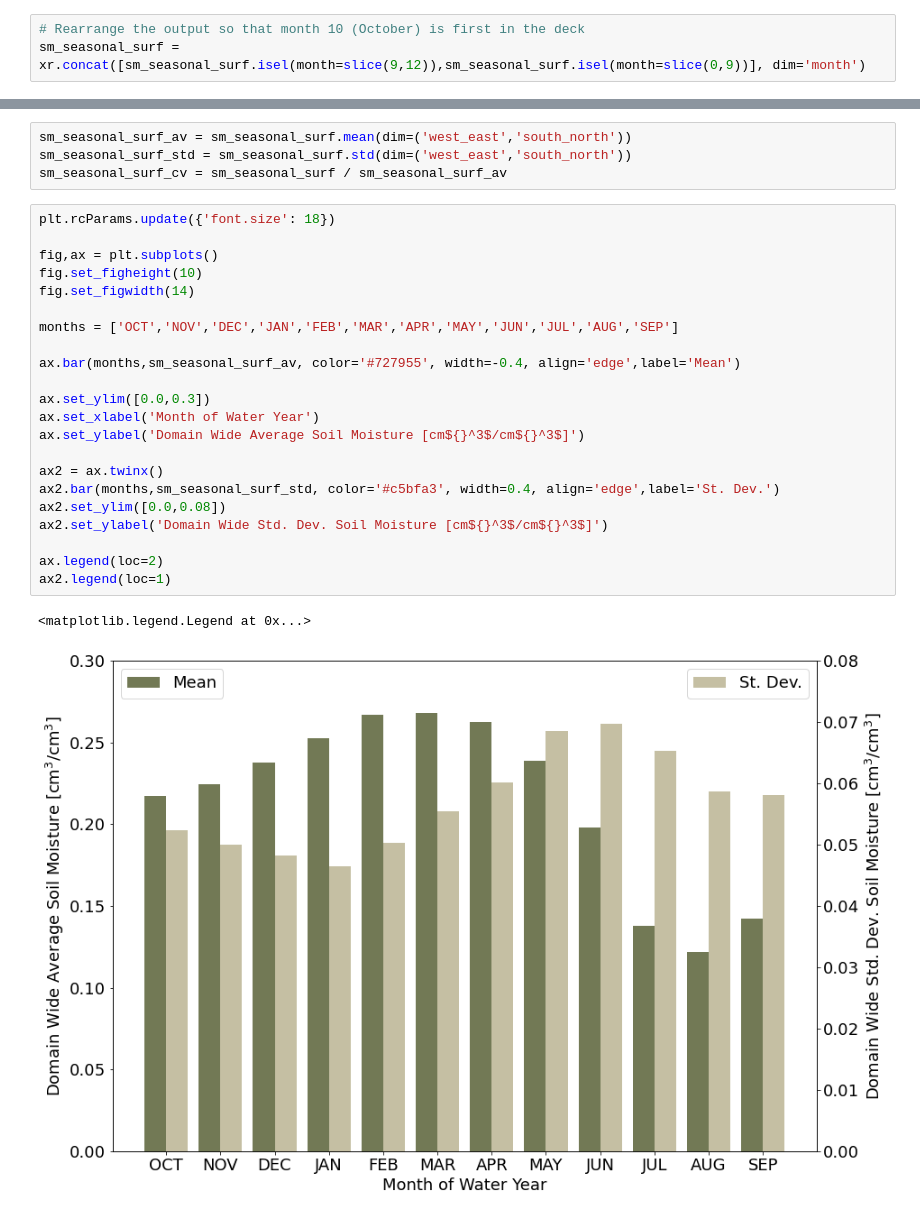
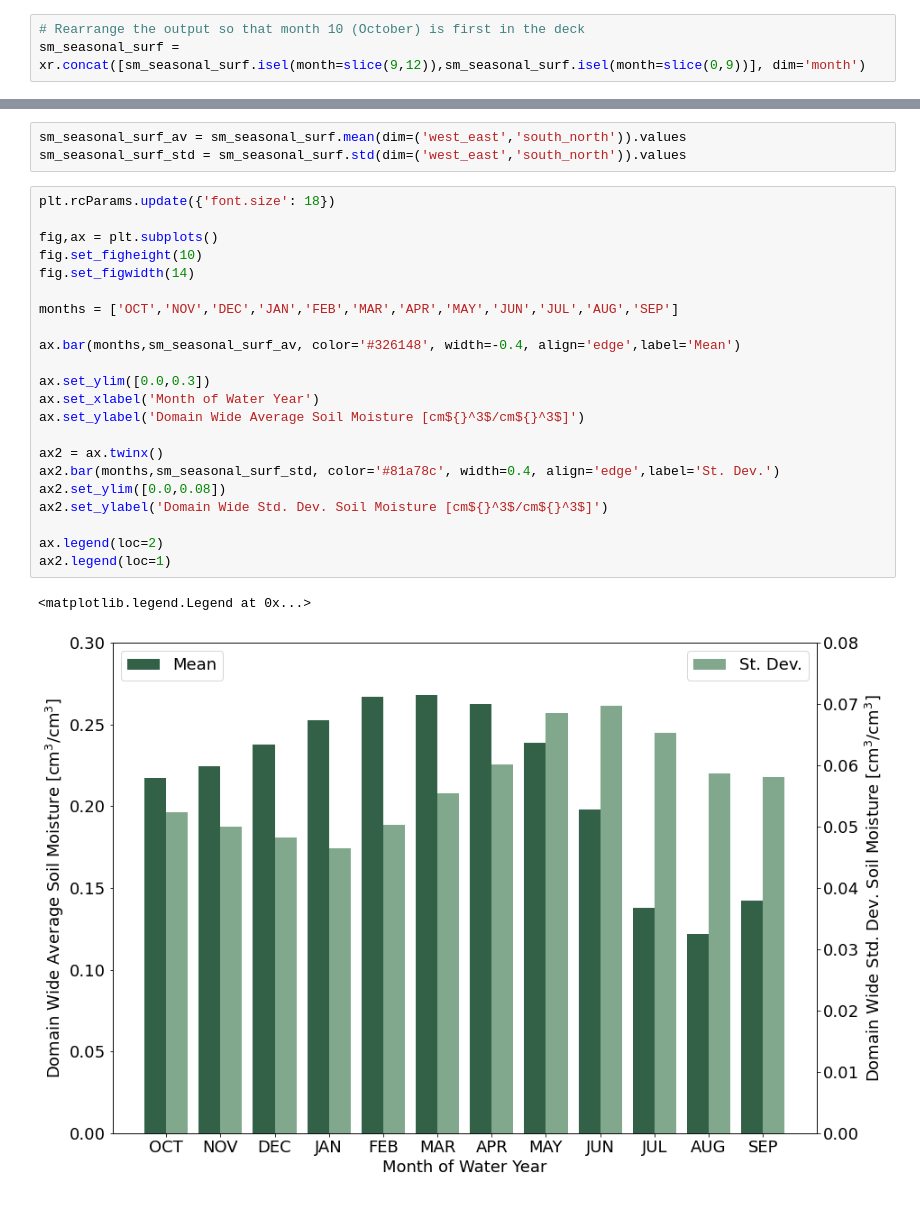
Before and after one commit to LEAF-BoiseState/wrf30yr-drought-analysis, a Jupyter notebook: SurfaceSoilMoistureExample.ipynb, the cells around one changed output, grey strips where cells are left out. Drawn from its saved outputs; the diff is of its cells as text.

```diff
--- a/SurfaceSoilMoistureExample.ipynb
+++ b/SurfaceSoilMoistureExample.ipynb
@@ -61,29 +66,28 @@ sm_seasonal_surf.plot(x='west_east',y='south_north',col="month",col_wrap=3,cmap=
 # %%
-sm_seasonal_surf_av = sm_seasonal_surf.mean(dim=('west_east','south_north'))
-sm_seasonal_surf_std = sm_seasonal_surf.std(dim=('west_east','south_north'))
-sm_seasonal_surf_cv = sm_seasonal_surf / sm_seasonal_surf_av
+sm_seasonal_surf_av = sm_seasonal_surf.mean(dim=('west_east','south_north')).values
+sm_seasonal_surf_std = sm_seasonal_surf.std(dim=('west_east','south_north')).values
 # %%
 plt.rcParams.update({'font.size': 18})
 
 fig,ax = plt.subplots()
 fig.set_figheight(10)
 fig.set_figwidth(14)
 
 months = ['OCT','NOV','DEC','JAN','FEB','MAR','APR','MAY','JUN','JUL','AUG','SEP']
 
-ax.bar(months,sm_seasonal_surf_av, color='#727955', width=-0.4, align='edge',label='Mean')
+ax.bar(months,sm_seasonal_surf_av, color='#326148', width=-0.4, align='edge',label='Mean')
 
 ax.set_ylim([0.0,0.3])
 ax.set_xlabel('Month of Water Year')
 ax.set_ylabel('Domain Wide Average Soil Moisture [cm${}^3$/cm${}^3$]')
 
 ax2 = ax.twinx()
-ax2.bar(months,sm_seasonal_surf_std, color='#c5bfa3', width=0.4, align='edge',label='St. Dev.')
+ax2.bar(months,sm_seasonal_surf_std, color='#81a78c', width=0.4, align='edge',label='St. Dev.')
 ax2.set_ylim([0.0,0.08])
 ax2.set_ylabel('Domain Wide Std. Dev. Soil Moisture [cm${}^3$/cm${}^3$]')
 
 ax.legend(loc=2)
 ax2.legend(loc=1)
 # %% [output]
 <matplotlib.legend.Legend at 0x...>
-[figure, old version]
+[figure, new version]
```
Also changed, not shown: parts of 3 cells of this notebook, 5 other files.
